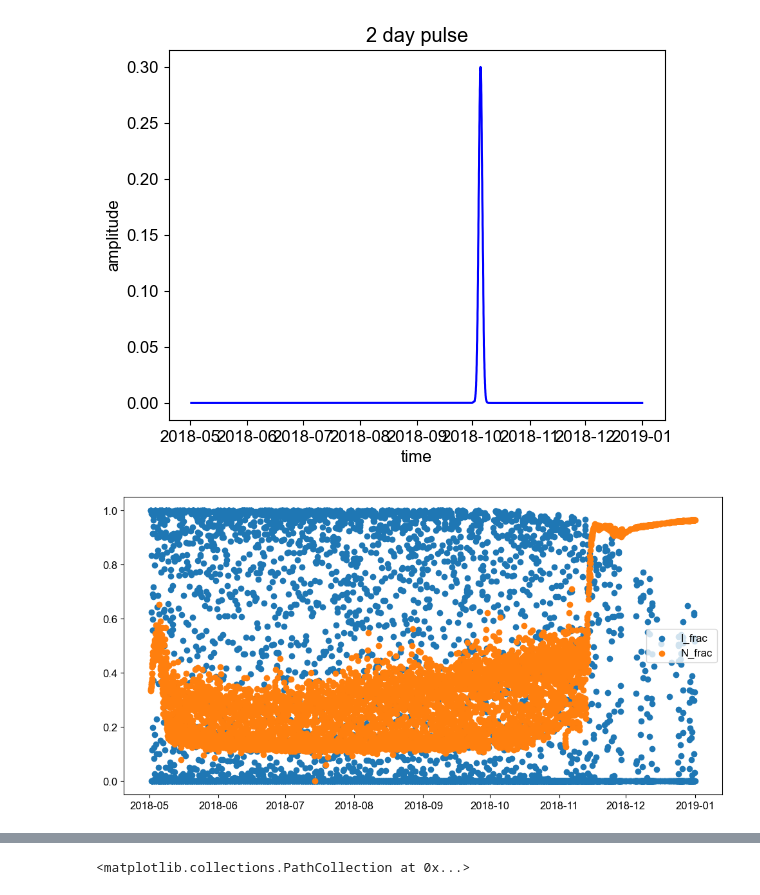
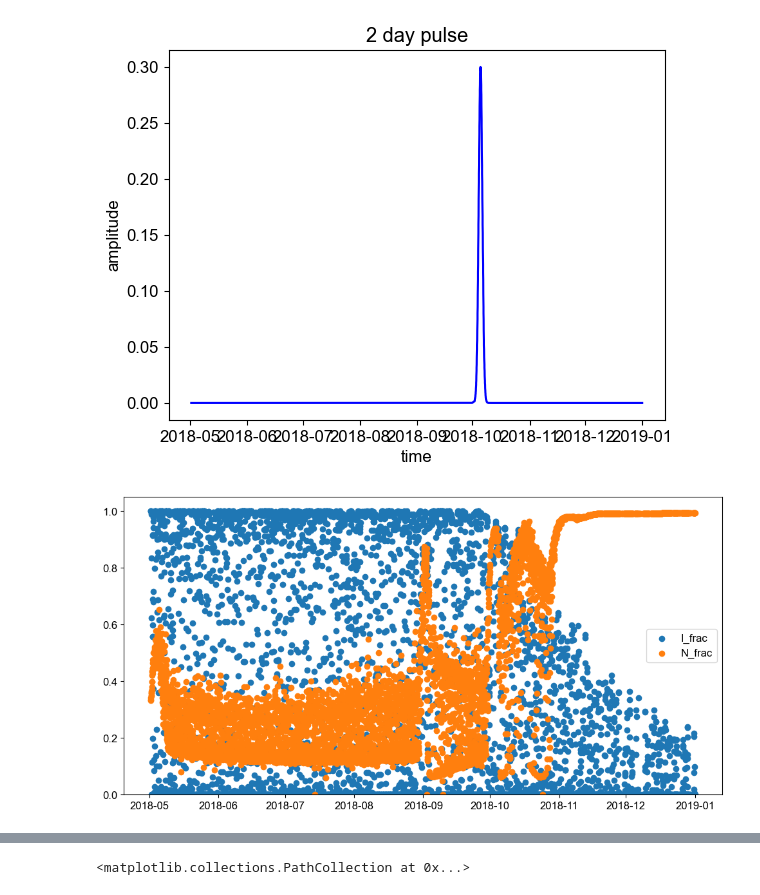
Before and after one commit to ashah1030/senior_thesis, a Jupyter notebook: NP_full_2018_model.ipynb, the cells around one changed output, grey strips where cells are left out. Drawn from its saved outputs; the diff is of its cells as text; code cells hidden in the pictures.

```diff
--- a/NP_full_2018_model.ipynb
+++ b/NP_full_2018_model.ipynb
@@ -137 +169,6 @@ light_data_2018
+# %%
+light_data_mod_pulses = pd.DataFrame({
+        'time': light_data_2018.time,
+        'approxPAR': decayed_data_two
+    })
 # %%
@@ -157,10 +194,10 @@ US/Alaska
 2018-05-01 13:00:00-08:00 2018-12-31 23:00:00-09:00
 2018-05-01 09:00:00-08:00 2019-01-01 00:00:00-09:00
 # %%
-M2_2018_all = pd.merge(light_data_2018, chl_data_2018, on='time', how='inner')
+M2_2018_all = pd.merge(light_data_mod_pulses, chl_data_2018, on='time', how='inner') #add in pulsed light
 M2_2018_all = pd.merge(M2_2018_all, TS_data_2018, on='time', how='inner')
 I=(pd.DataFrame((M2_2018_all['approxPAR'].fillna(method='bfill')))) #backfill NaNs
-I = I.mul(0.5) #scale by 0.7 because we have surface irradiance values
+I = I.mul(0.5) #scale by 0.5 because we have surface irradiance values
 
 T = pd.DataFrame(M2_2018_all['temperature'].fillna(method='bfill')) #define temp function as temp data from M2
 
@@ -341,11 +376,12 @@ plt.savefig('/Users/anjalishah/Desktop/Senior_Thesis/Figures/2_day_pulse.jpg', d
 # %%
 fig, ax4 = plt.subplots(figsize=(12, 6))
 ax4.scatter(timestamp, I_frac)
 ax4.scatter(timestamp, N_frac)
+ax4.set_ylim([0, 1.05])
 ax4.legend(['I_frac', 'N_frac'])
 plt.savefig('/Users/anjalishah/Desktop/Senior_Thesis/Figures/N_frac_I_frac_timeseries.jpg', dpi=300, bbox_inches='tight')
 # %% [output]
-[figure, old version]
+[figure, new version]
 # %%
 I_frac = pd.Series(I_frac)
 N_frac = pd.Series(N_frac) #convert to series
```
Also changed, not shown: parts of 12 cells of this notebook.
